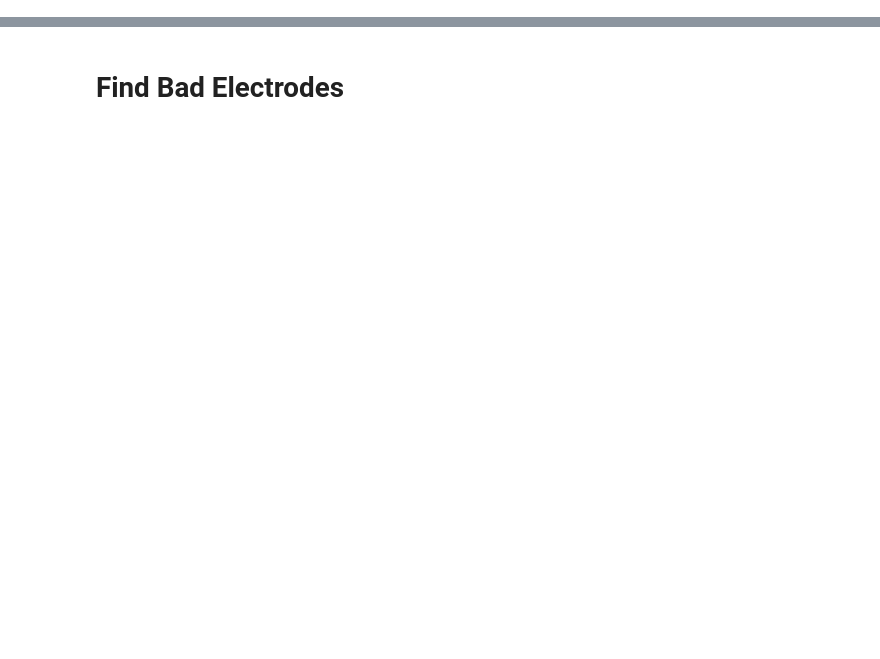
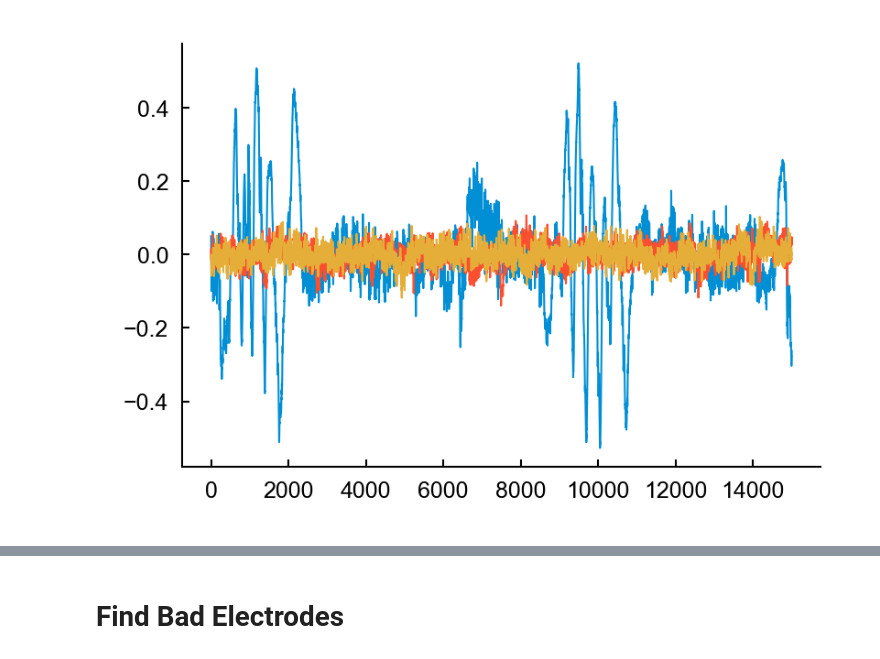
Before and after one commit to adamjeisen/UniversalUnconsciousness, a Jupyter notebook: _jupyter/2024-10-21 - Electrode Filtering FINAL.ipynb, the cells around one changed output, grey strips where cells are left out. Cells and saved outputs as stored; diff of their text form; code cells hidden in the pictures; blank space fills up the shorter version.

```diff
--- a/_jupyter/2024-10-21 - Electrode Filtering FINAL.ipynb
+++ b/_jupyter/2024-10-21 - Electrode Filtering FINAL.ipynb
@@ -39,7 +39,10 @@ with initialize(version_base="1.3", config_path="../DeLASE_analysis/conf"):
 # %%
 cfg.params.data_class = 'leverOddball'
 # session = "PEDRI_Ketamine_20220222"
-session = "SPOCK_Ketamine_20210715"
+# session = "SPOCK_Ketamine_20210707"
+session = "SPOCK_Ketamine_20210712"
+# session = "SPOCK_Ketamine_20210902"
+# session = "SPOCK_Ketamine_20210715"
 
 # cfg.params.data_class = 'propofolPuffTone'
 # session = 'Mary-Anesthesia-20160809-01'
@@ -62,0 +49,5 @@ Data loaded (took 114.36 seconds)
+# %%
+session_vars, _, _, _ = load_session_data(session, cfg.params.all_data_dir, ['sessionInfo'], verbose=False)
+session_info = session_vars['sessionInfo']
+# %%
+window_df, bad_electrodes, valid_window_starts, plot_kwargs = find_noisy_data(cfg, session, return_all=True)
@@ -62,0 +65,21 @@ Data loaded (took 114.36 seconds)
+# %%
+start_a = session_info['infusionStart'] + 15*60
+start_a = valid_window_starts[np.where(valid_window_starts > start_a)[0][0]]
+start_a_late = session_info['infusionStart'] + 150*60
+start_a_late = valid_window_starts[np.where(valid_window_starts > start_a_late)[0][0]]
+start_w = session_info['infusionStart'] - 15*60
+start_w = valid_window_starts[np.where(valid_window_starts > start_w)[0][0]]
+directory = pd.read_pickle(os.path.join(cfg.params.all_data_dir, cfg.params.data_class, f"{session}_lfp_chunked_20s", "directory"))
+lfp_a = load_window_from_chunks(start_a, start_a + 15, directory)
+lfp_a = lfp_a[:, [i for i in range(lfp_a.shape[1]) if i not in bad_electrodes]]
+lfp_a_late = load_window_from_chunks(start_a_late, start_a_late + 15, directory)
+lfp_a_late = lfp_a_late[:, [i for i in range(lfp_a_late.shape[1]) if i not in bad_electrodes]]
+lfp_w = load_window_from_chunks(start_w, start_w + 15, directory)
+lfp_w = lfp_w[:, [i for i in range(lfp_w.shape[1]) if i not in bad_electrodes]]
+# %%
+plt.plot(lfp_a[:, 37])
+plt.plot(lfp_w[:, 37])
+plt.plot(lfp_a_late[:, 37])
+plt.show()
+# %% [output]
+[figure, added]
```
Also changed, not shown: parts of 40 cells of this notebook, 12 other files.
